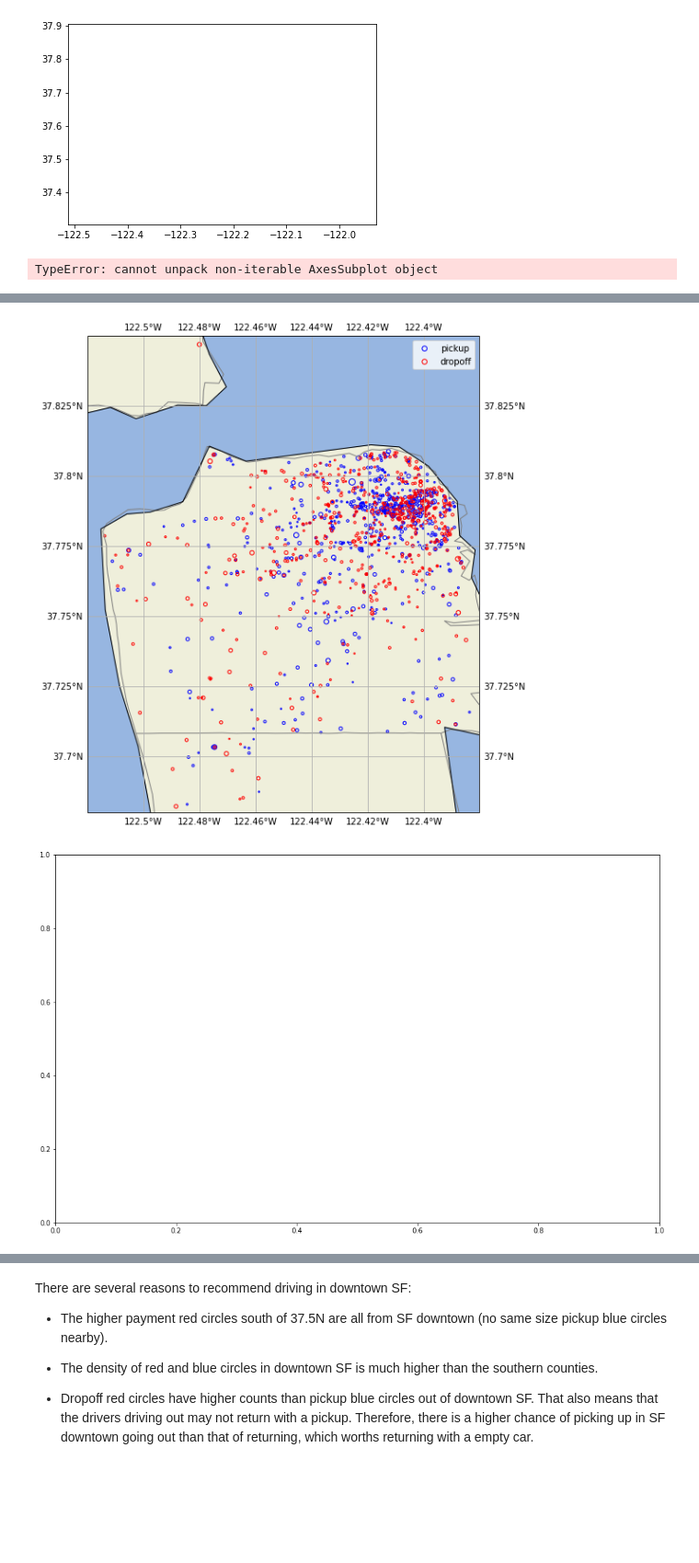
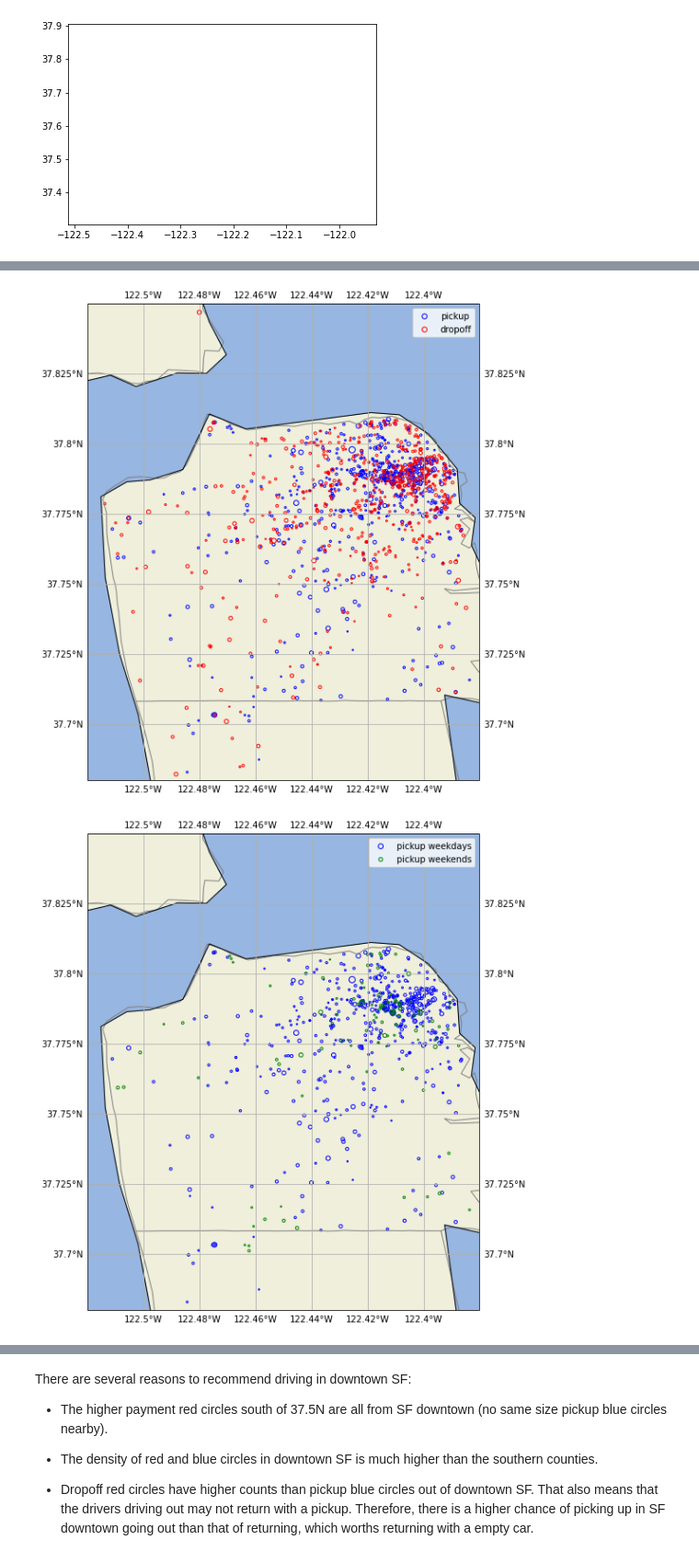
Before and after one commit to ginochen/rep, a Jupyter notebook: UberTrips.ipynb, the cells around one changed output, grey strips where cells are left out. Shown at 92% size. Drawn from its saved outputs; the diff is of its cells as text; code cells hidden in the pictures; blank space fills up the shorter version.

Commit message:
added geolocation plots

```diff
--- a/UberTrips.ipynb
+++ b/UberTrips.ipynb
@@ -307,70 +307,53 @@ gl = ax.gridlines(draw_labels=True)
 ax.coastlines(resolution='10m', color='black', linewidth=1)
 ax.set_extent(extent)
 
-x1, y1 = df['pickup_longitude'], df['pickup_latitude']
-x2, y2 = df['dropoff_longitude'], df['dropoff_latitude']
+x = [df['pickup_longitude'], df['dropoff_longitude']]
+y = [df['pickup_latitude'], df['dropoff_latitude']]
 s = df['payment'] # the scale of the scatter dots is proportional to the payment
 
-ax.scatter(x1, y1, s = s,  color = 'b', facecolors='none')
-ax.scatter(x2, y2, s = s, color = 'r', facecolors='none')
+ax.scatter(x[0], y[0], s = s,  color = 'b', facecolors='none')
+ax.scatter(x[1], y[1], s = s, color = 'r', facecolors='none')
 ax.legend(['pickup','dropoff'])
 
 # Zoom into SF downtown
 fig2 = plt.figure(figsize=(10, 10))
 extent = (-122.52, -122.38, 37.68, 37.85)
 ax = plt.axes(projection=ccrs.PlateCarree())
 
 
 ax.add_feature(cfeature.LAND.with_scale('10m'))
 ax.add_feature(cfeature.OCEAN.with_scale('10m'))
 ax.add_feature(cfeature.LAKES.with_scale('10m'))
 ax.add_feature(COUNTIES, facecolor='none', edgecolor='gray')
 
 gl = ax.gridlines(draw_labels=True)
 ax.coastlines(resolution='10m', color='black', linewidth=1)
 ax.set_extent(extent)
 
-ax.scatter(x1, y1, s = s,  color = 'b', facecolors='none')
-ax.scatter(x2, y2, s = s, color = 'r', facecolors='none')
+ax.scatter(x[0], y[0], s = s,  color = 'b', facecolors='none')
+ax.scatter(x[1], y[1], s = s, color = 'r', facecolors='none')
 ax.legend(['pickup','dropoff'])
 
 # pickup weekends vs weekdays
-fig3, (ax1, ax2) = plt.subplots(nrow=1, figsize=(16,10))
-
-#fig3 = plt.subplot(figure(figsize=(10, 10))
 weekdays = df['weekday']<=4
 weekends = df['weekday']>4
 extent = (-122.52, -122.38, 37.68, 37.85)
-ax1 = plt.axes(projection=ccrs.PlateCarree())
-ax1.add_feature(cfeature.LAND.with_scale('10m'))
-ax1.add_feature(cfeature.OCEAN.with_scale('10m'))
-ax1.add_feature(cfeature.LAKES.with_scale('10m'))
-ax1.add_feature(COUNTIES, facecolor='none', edgecolor='gray')
-gl = ax1.gridlines(draw_labels=True)
-ax1.coastlines(resolution='10m', color='black', linewidth=1)
-ax1.set_extent(extent)
-ax1.scatter(x1[weekdays], y1[weekdays], s = s[weekdays],  color = 'b', facecolors='none')
-ax1.scatter(x1[weekends], y1[weekends], s = s[weekends],  color = 'g', facecolors='none')
-ax1.legend(['pickup weekdays','pickup weekends'])
-
-# dropoff weekends vs weekdays
-#fig4 = plt.figure(figsize=(10, 10))
-#weekdays = df['weekday']<=4
-#weekends = df['weekday']>4
-#extent = (-122.52, -122.38, 37.68, 37.85)
-ax2 = plt.axes(projection=ccrs.PlateCarree())
-ax2.add_feature(cfeature.LAND.with_scale('10m'))
-ax2.add_feature(cfeature.OCEAN.with_scale('10m'))
-ax2.add_feature(cfeature.LAKES.with_scale('10m'))
-ax2.add_feature(COUNTIES, facecolor='none', edgecolor='gray')
-gl = ax2.gridlines(draw_labels=True)
-ax2.coastlines(resolution='10m', color='black', linewidth=1)
-ax2.set_extent(extent)
-ax2.scatter(x2[weekdays], y2[weekdays], s = s[weekdays],  color = 'b', facecolors='none')
-ax2.scatter(x2[weekends], y2[weekends], s = s[weekends],  color = 'g', facecolors='none')
-ax2.legend(['dropoff weekdays','dropoff weekends'])
+leg = [['pickup weekdays','pickup weekends'],['dropoff weekdays','dropoff weekends']]
+for i in range(2):
+    plt.figure(figsize=(16, 10))
+    ax = plt.axes(projection=ccrs.PlateCarree())
+    ax.add_feature(cfeature.LAND.with_scale('10m'))
+    ax.add_feature(cfeature.OCEAN.with_scale('10m'))
+    ax.add_feature(cfeature.LAKES.with_scale('10m'))
+    ax.add_feature(COUNTIES, facecolor='none', edgecolor='gray')
+    gl = ax.gridlines(draw_labels=True)
+    ax.coastlines(resolution='10m', color='black', linewidth=1)
+    ax.set_extent(extent)
+    ax.scatter(x[i][weekdays], y[i][weekdays], s = s[weekdays],  color = 'b', facecolors='none')
+    ax.scatter(x[i][weekends], y[i][weekends], s = s[weekends],  color = 'g', facecolors='none')
+    ax.legend(leg[i])
+#plt.show()
 # %% [output]
-TypeError: cannot unpack non-iterable AxesSubplot object
 [figure]
 [figure]
-[figure, old version]
+[figure, new version]
```
Also changed, not shown: parts of 1 cell of this notebook.
